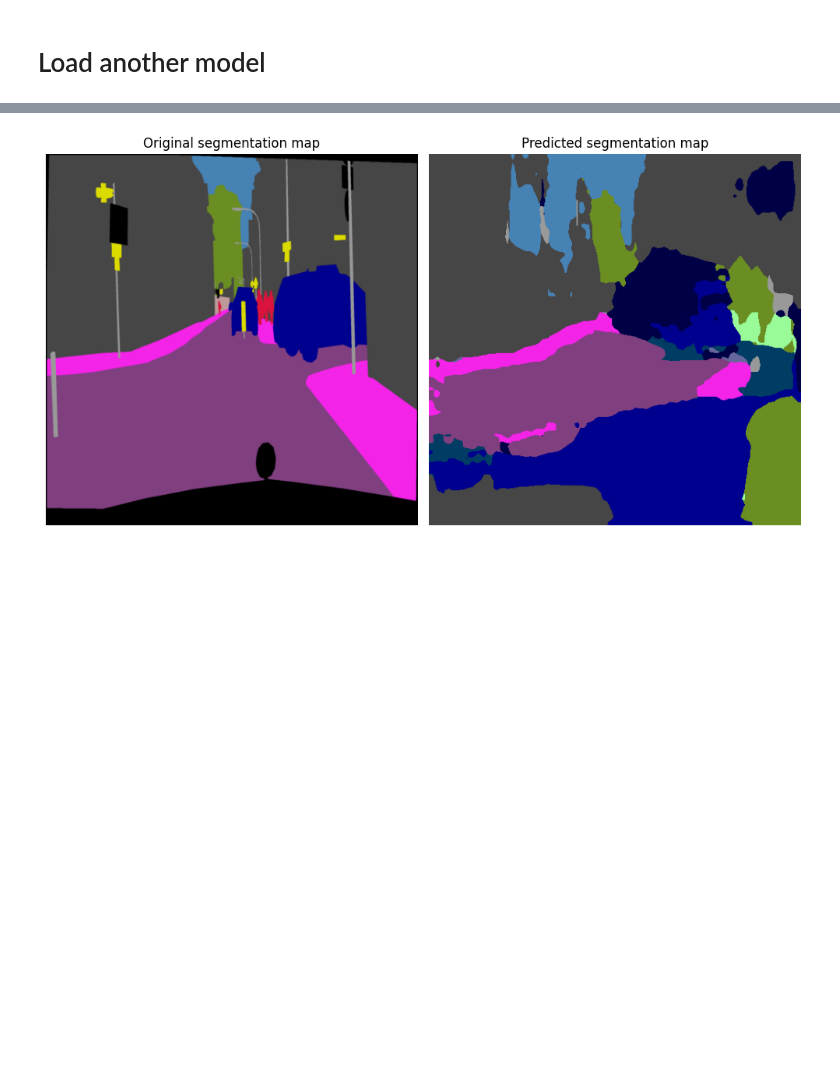
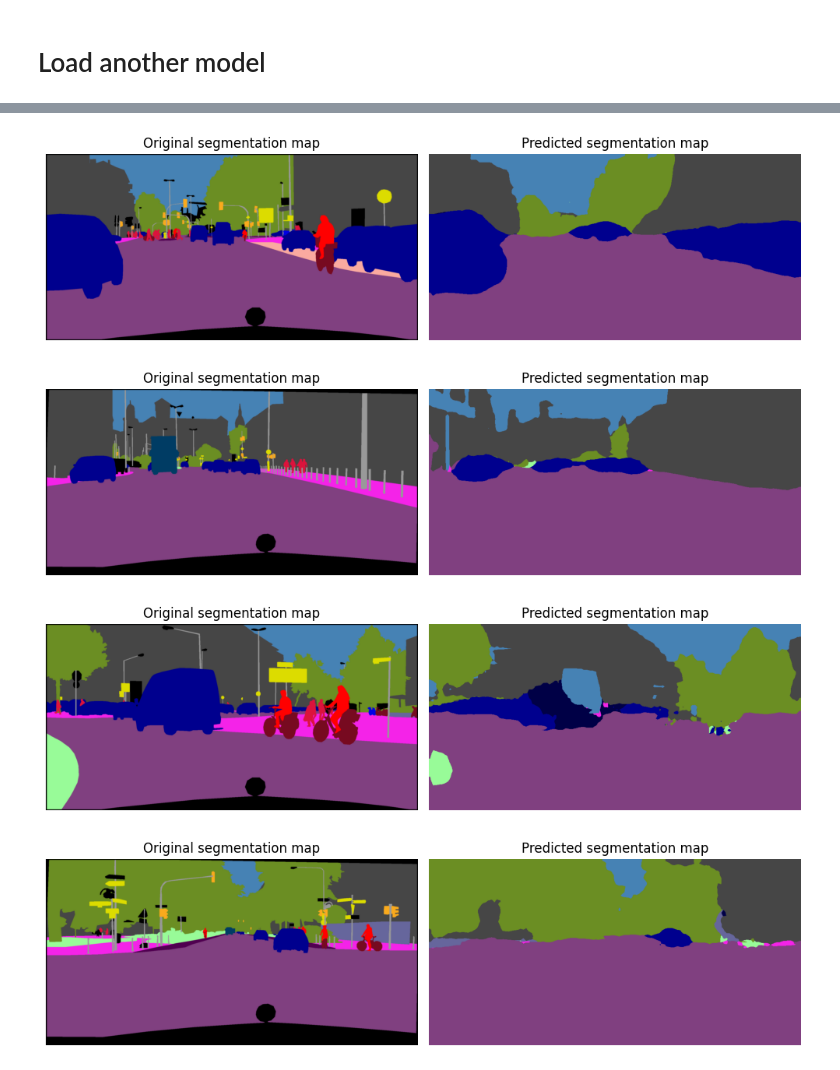
Before and after one commit to OTOTOTO02/MLDL2024_project1, a Jupyter notebook: Semantic_Segmentation_DACS.ipynb, the cells around one changed output, grey strips where cells are left out. Saved outputs shown, nothing was run; the diff lists cells and outputs as text; code cells hidden in the pictures; blank space fills up the shorter version.

```diff
--- a/Semantic_Segmentation_DACS.ipynb
+++ b/Semantic_Segmentation_DACS.ipynb
@@ -1528,14 +1792,10 @@ wandb.finish()
 # %% [markdown]
 # Load another model
 # %%
-def load_model(artifact_name:str, file_prefix:str, device, epoch=50):
-    import wandb
-    import os
-    import torch
-
+def load_model(artifact_name:str, file_prefix:str, device, id=None, epoch=50):
     model = BiSeNet(19, "resnet18").to(device)
 
-    run = wandb.init()
+    run = wandb.init(id=id, resume="allow")
 
     artifact = run.use_artifact(f'Machine_learning_and_Deep_learning_labs/Semantic Segmentation/{artifact_name}:epoch_{epoch}', type='model')
     artifact_dir = artifact.download()
@@ -1551,14 +1811,10 @@ def load_model(artifact_name:str, file_prefix:str, device, epoch=50):
 
     return model
 # %%
-from torch.utils.data import DataLoader
-import torchvision.transforms as TF
-
-import matplotlib.pyplot as plt
-
 device = "cpu"
 
-model = load_model(artifact_name=f"step_4B_DACS_no_crop_BiSeNet-resnet18_Mixed", file_prefix="step_4B_DACS_no_crop", device=device, epoch=20)
+run_name = "step_4B_DACS_full_augmentation"
+model = load_model(artifact_name=f"{run_name}_BiSeNet-resnet18_Mixed", file_prefix=run_name, device=device, id="zfe3iniu", epoch=10)
 model.eval()
 None
 # %% [output]
@@ -1579,48 +1834,49 @@ Find logs at: .\wandb\run-20250522_182800-cw4a2uln\logs
 # %%
 B = 4
 H = 512
 W = 1024
 
-transform = TF.Compose([
-    TF.ToTensor(),
-    TF.Resize((H,W)),
-    TF.Normalize(mean=[0.485, 0.456, 0.406],
+transform = v2.Compose([
+    v2.ToTensor(),
+    v2.Resize((H,W)),
+    v2.Normalize(mean=[0.485, 0.456, 0.406],
                 std=[0.229, 0.224, 0.225])
 ])
-target_transform = TF.Compose([
-    TF.ToTensor(),
-    TF.Resize((H, W), interpolation=TF.InterpolationMode.NEAREST),
+target_transform = v2.Compose([
+    v2.ToTensor(),
+    v2.Resize((H, W), interpolation=v2.InterpolationMode.NEAREST),
 ])
 
+# data = CityScapes("./Cityscapes/Cityspaces", split="train", transform=transform, target_transform=target_transform)
 data = CityScapes("./Cityscapes/Cityspaces", split="val", transform=transform, target_transform=target_transform)
 # data, _ = GTA5_dataset_splitter("./Gta5_extended", train_split_percent=1.0, split_seed=42, augment=True, transform=transform, target_transform=target_transform)
+# data, _ = GTA5_dataset_splitter("./Gta5_extended", train_split_percent=1.0, split_seed=42, augment=False, transform=transform, target_transform=target_transform)
 
-dataloader = DataLoader(data, batch_size=B, shuffle=False)
-
-i = 0
+dataloader = DataLoader(data, batch_size=B, shuffle=True)
 
 img_tensor, color_tensor, label = next(iter(dataloader))
 
-color = tensorToImageCompatible(color_tensor[i])
-label[label == 255] = 0
+# img_mixed, label_mixed = ClassMixer(n_classes, 0.5, device)
+predicted_labels = (model(img_tensor.to(device)).argmax(1).detach().cpu())
 
-predicted_labels = (model(img_tensor.to(device)).argmax(1).detach().cpu())[i]
+for i in range(B):
+    color = tensorToImageCompatible(color_tensor[i])
 
-predicted_colors = decode_segmap(predicted_labels.numpy())
+    predicted_colors = decode_segmap(predicted_labels[i].numpy())
 
-fig, ax = plt.subplots(1,2, figsize=(10,10), layout="tight")
+    fig, ax = plt.subplots(1,2, figsize=(10,10), layout="tight")
 
-ax[0].set_title("Original segmentation map")
-ax[0].imshow(color)
-ax[0].axis('off')
+    ax[0].set_title("Original segmentation map")
+    ax[0].imshow(color)
+    ax[0].axis('off')
 
-ax[1].set_title("Predicted segmentation map")
-ax[1].imshow(predicted_colors)
-ax[1].axis('off')
+    ax[1].set_title("Predicted segmentation map")
+    ax[1].imshow(predicted_colors)
+    ax[1].axis('off')
 
-fig.show()
-
-# for obj in tqdm(dataloader):
-#     pass
+    fig.show()
 # %% [output]
-[figure, old version]
+[figure, new version]
+[figure, added]
+[figure, added]
+[figure, added]
```
Also changed, not shown: parts of 43 cells of this notebook.
